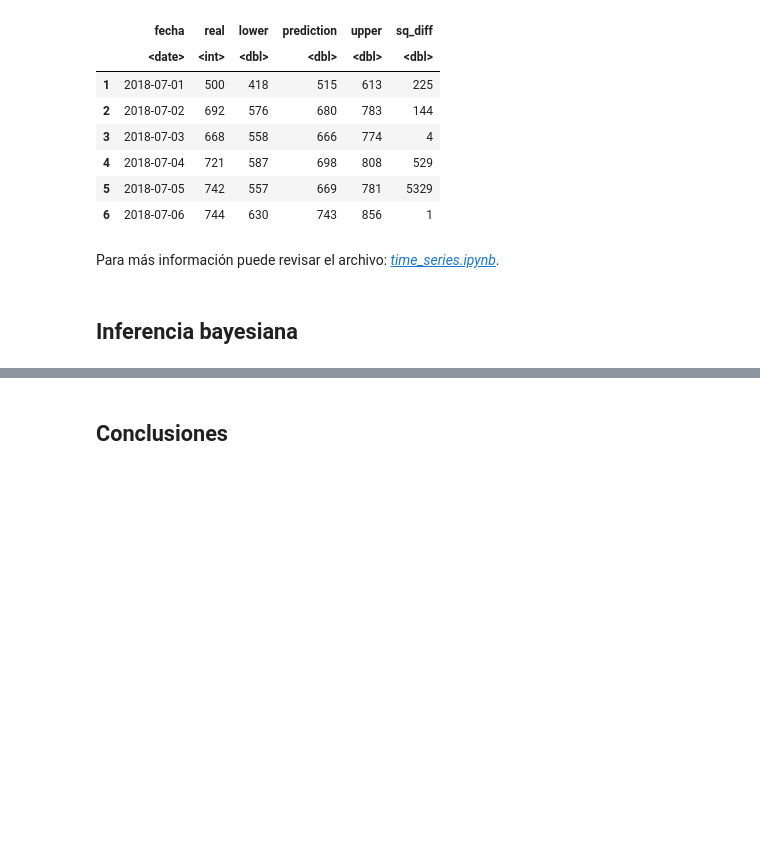
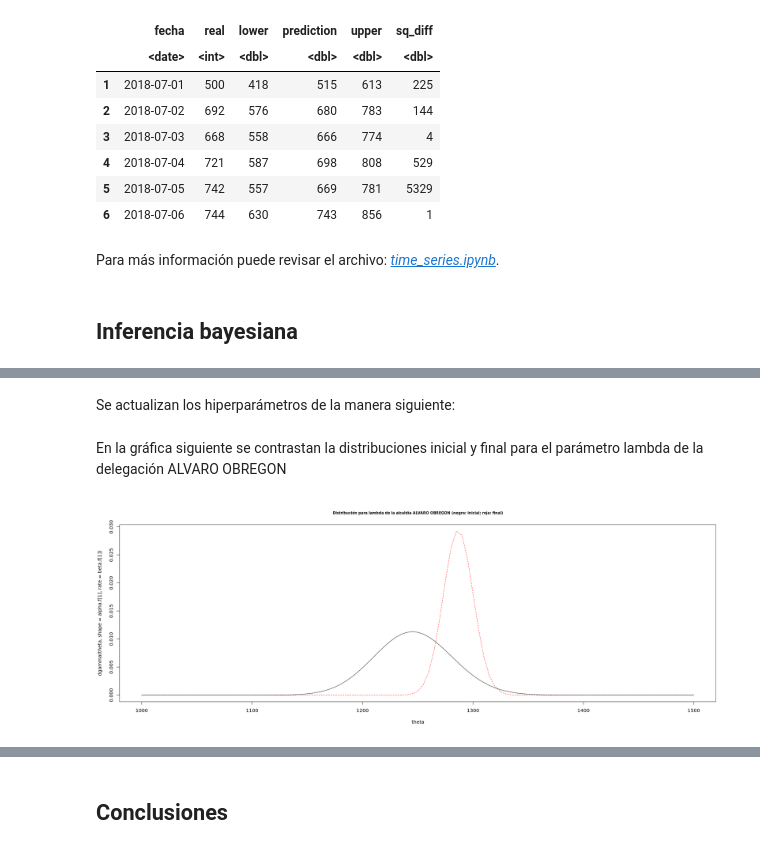
Before and after one commit to prope-2020-gh-classroom/practica-final-por-equipos-verano-2020-itam-atos-wk, a Jupyter notebook: practica_final_equipo_10.ipynb, the cells around one changed output, grey strips where cells are left out. Cells and saved outputs as stored; diff of their text form; code cells hidden in the pictures; blank space fills up the shorter version.

Commit message:
Reporte finalizado, de acuerdo a issue #5 y #7

```diff
--- a/practica_final_equipo_10.ipynb
+++ b/practica_final_equipo_10.ipynb
@@ -487,0 +508,6 @@ Para más información puede revisar el archivo: _[time_series.ipynb](time_serie
+# %%
+denuncias2 <- denuncias %>%
+    filter(año != 2019) %>%
+    group_by(Alcaldía) %>%
+    summarise(lambda = mean(Delitos))
+head(denuncias2)
@@ -487,0 +527,3 @@ Para más información puede revisar el archivo: _[time_series.ipynb](time_serie
+# %%
+alpha.i <- denuncias2$lambda
+beta.i <- rep(1,nrow(denuncias2))
@@ -487,0 +532,7 @@ Para más información puede revisar el archivo: _[time_series.ipynb](time_serie
+# %%
+obs.2019 <- denuncias %>%
+    filter(año == 2019) %>%
+    group_by(Alcaldía) %>%
+    summarise(x = sum(Delitos),
+              n = n())
+head(obs.2019)
@@ -487,0 +550,13 @@ Para más información puede revisar el archivo: _[time_series.ipynb](time_serie
+# %% [markdown]
+Se actualizan los hiperparámetros de la manera siguiente:
+# %%
+alpha.f <- alpha.i + obs.2019$x
+beta.f <- beta.i + obs.2019$n
+# %% [markdown]
+En la gráfica siguiente se contrastan la distribuciones inicial y final para el parámetro lambda de la delegación ALVARO OBREGON
+# %%
+curve(dgamma(theta, shape = alpha.f[1], rate = beta.f[1]), from = 1000, to = 1500, col = 2, lty = 2, xname = 'theta')
+curve(dgamma(theta, shape = alpha.i[1], rate = beta.i[1]), add = TRUE, xname = 'theta', ylab = 'Density')
+title(main=paste0('Distribución para lambda de la alcaldía ALVARO OBREGON (negra: inicial; roja: final)' ), cex.main=0.75)
+# %% [output]
+[figure, added]
```
Also changed, not shown: parts of 22 cells of this notebook.
